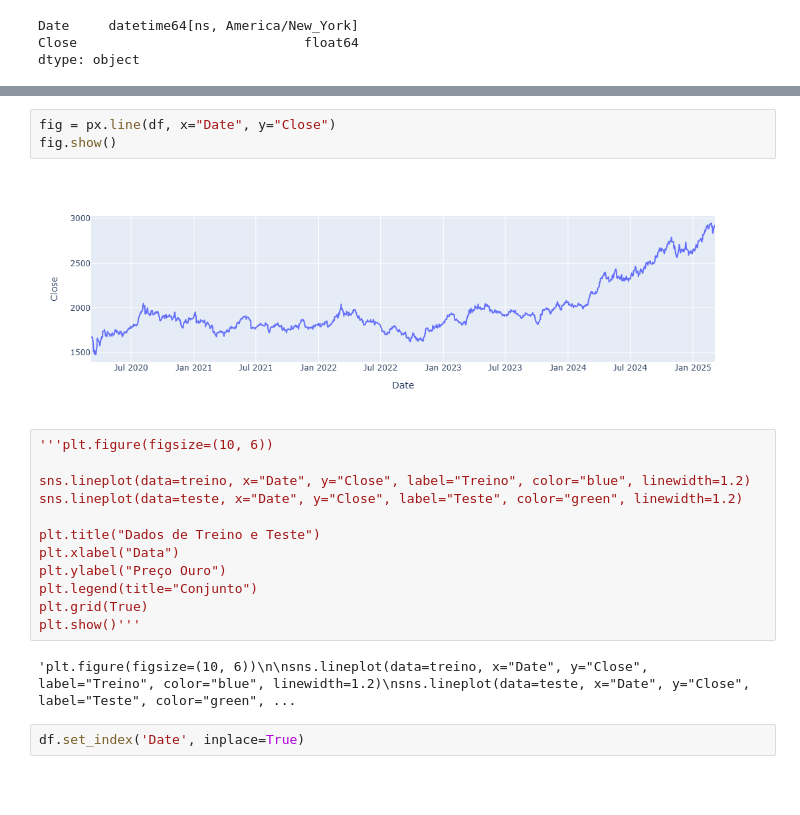
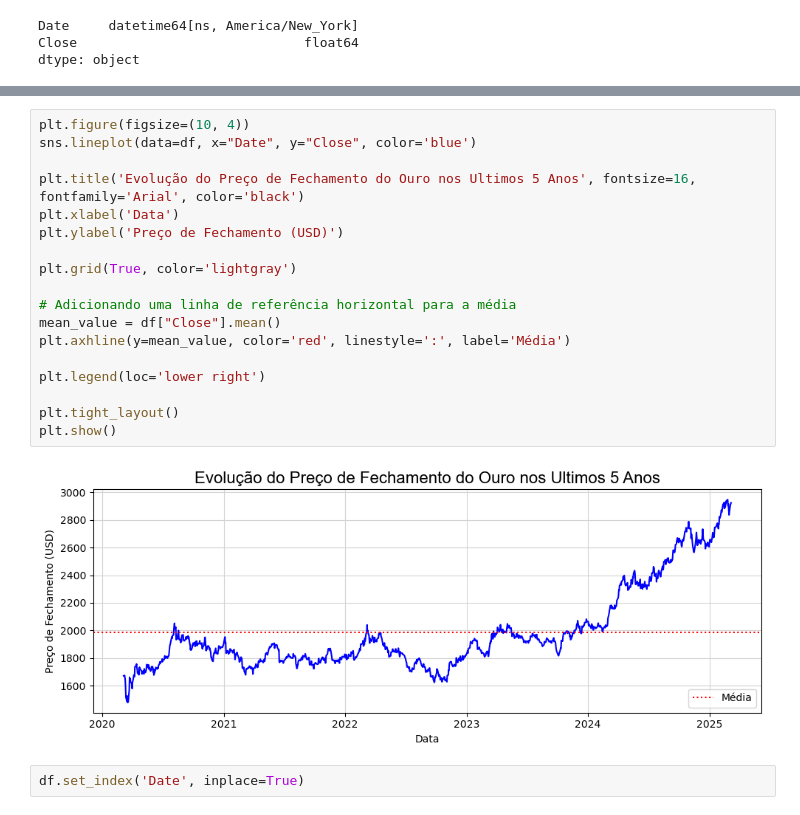
Before and after one commit to jobvaz/Projetos-Data-Science, a Jupyter notebook: previsão preço do ouro.ipynb, the cells around one changed output, grey strips where cells are left out. Saved outputs shown, nothing was run; the diff lists cells and outputs as text; blank space fills up the shorter version.

```diff
--- a/previsão preço do ouro.ipynb
+++ b/previsão preço do ouro.ipynb
@@ -66,22 +84,23 @@ dtype: object
 # %%
-fig = px.line(df, x="Date", y="Close")
-fig.show()
+plt.figure(figsize=(10, 4))
+sns.lineplot(data=df, x="Date", y="Close", color='blue')
+
+plt.title('Evolução do Preço de Fechamento do Ouro nos Ultimos 5 Anos', fontsize=16, fontfamily='Arial', color='black')
+plt.xlabel('Data')
+plt.ylabel('Preço de Fechamento (USD)')
+
+plt.grid(True, color='lightgray')
+
+# Adicionando uma linha de referência horizontal para a média
+mean_value = df["Close"].mean()
+plt.axhline(y=mean_value, color='red', linestyle=':', label='Média')
+
+plt.legend(loc='lower right')
+
+plt.tight_layout()
+plt.show()
 # %% [output]
-[figure, old version]
+[figure, new version]
-# %%
-'''plt.figure(figsize=(10, 6))
-
-sns.lineplot(data=treino, x="Date", y="Close", label="Treino", color="blue", linewidth=1.2)
-sns.lineplot(data=teste, x="Date", y="Close", label="Teste", color="green", linewidth=1.2)
-
-plt.title("Dados de Treino e Teste")
-plt.xlabel("Data")
-plt.ylabel("Preço Ouro")
-plt.legend(title="Conjunto")
-plt.grid(True)
-plt.show()'''
-# %% [output]
-'plt.figure(figsize=(10, 6))\n\nsns.lineplot(data=treino, x="Date", y="Close", label="Treino", color="blue", linewidth=1.2)\nsns.lineplot(data=teste, x="Date", y="Close", label="Teste", color="green", ...
 # %%
 df.set_index('Date', inplace=True)
 # %%
```
Also changed, not shown: parts of 11 cells of this notebook.
